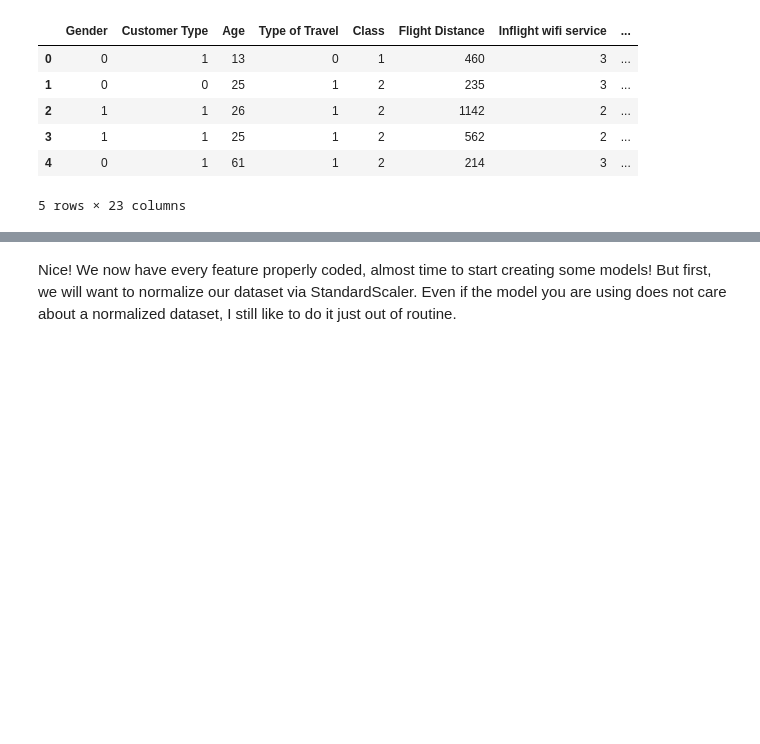
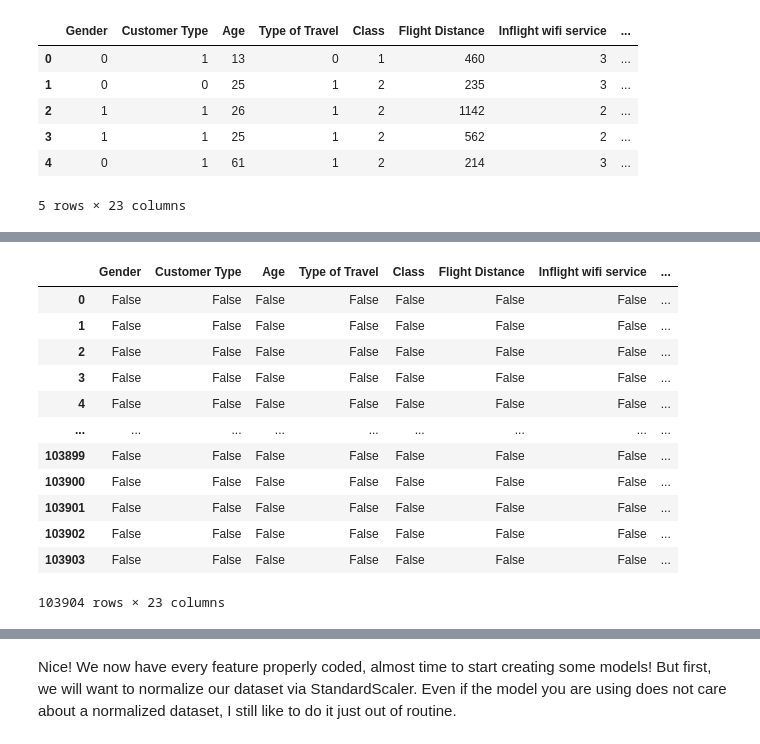
Before and after one commit to danielp3011/ai_lab, a Jupyter notebook: interpret=classification-predicting-customer-satisfaction.ipynb, the cells around one changed output, grey strips where cells are left out. Cells and saved outputs as stored; diff of their text form; code cells hidden in the pictures; blank space fills up the shorter version.

```diff
--- a/interpret=classification-predicting-customer-satisfaction.ipynb
+++ b/interpret=classification-predicting-customer-satisfaction.ipynb
@@ -150,0 +179,16 @@ train.head()
+# %%
+train.isna()
+# %% [output]
+|  | Gender | Customer Type | Age | Type of Travel | Class | Flight Distance | Inflight wifi service | ... |
+| 0 | False | False | False | False | False | False | False | ... |
+| 1 | False | False | False | False | False | False | False | ... |
+| 2 | False | False | False | False | False | False | False | ... |
+| 3 | False | False | False | False | False | False | False | ... |
+| 4 | False | False | False | False | False | False | False | ... |
+| ... | ... | ... | ... | ... | ... | ... | ... | ... |
+| 103899 | False | False | False | False | False | False | False | ... |
+| 103900 | False | False | False | False | False | False | False | ... |
+| 103901 | False | False | False | False | False | False | False | ... |
+| 103902 | False | False | False | False | False | False | False | ... |
+| 103903 | False | False | False | False | False | False | False | ... |
+103904 rows × 23 columns
```
Also changed, not shown: parts of 6 cells of this notebook.
